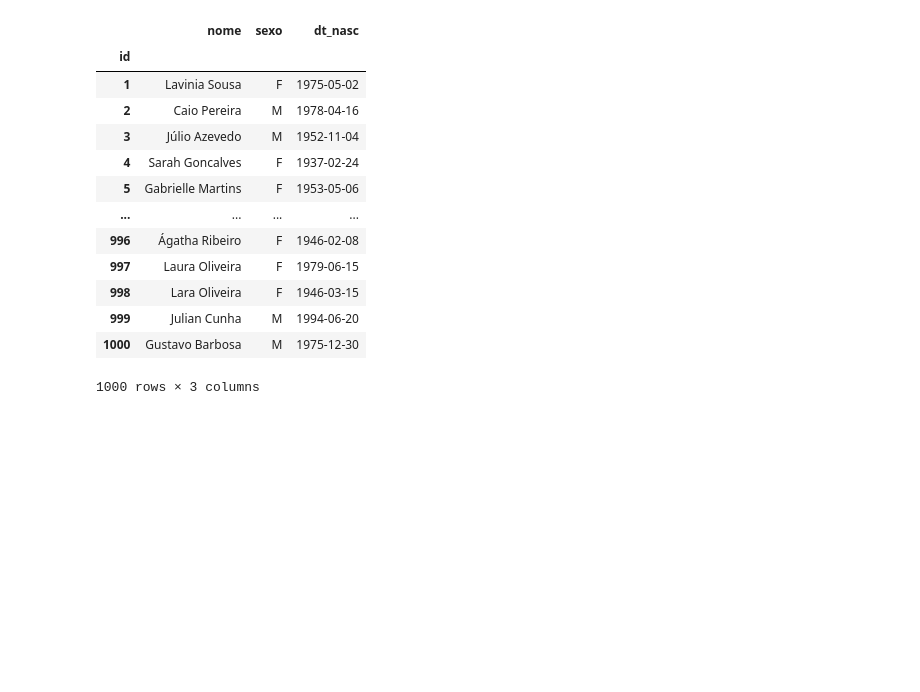
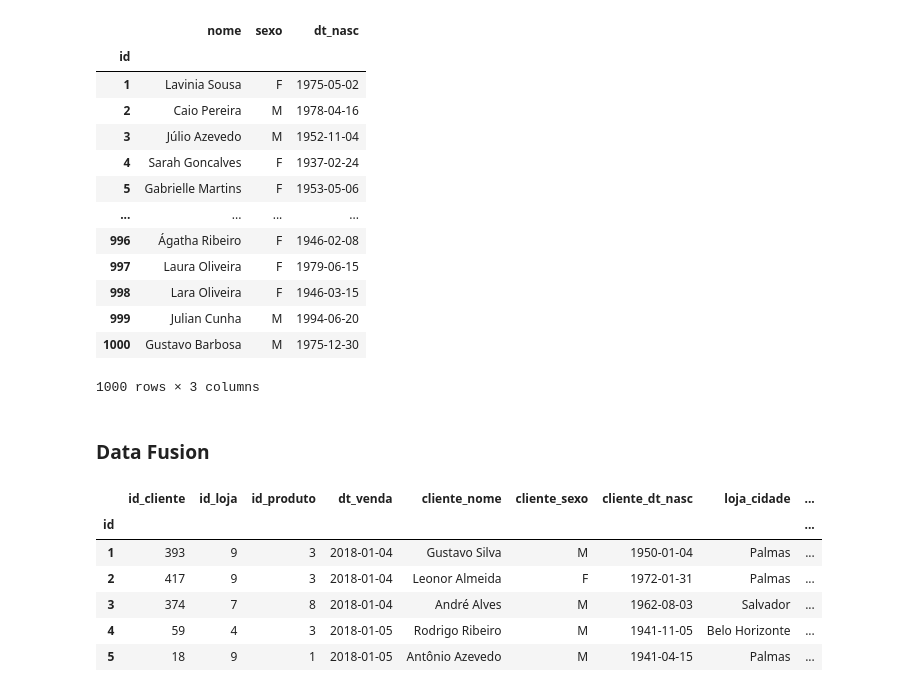
Before and after one commit to thaiisfaustino/Analise-contexto-loja, a Jupyter notebook: notebooks/analise-descritiva.ipynb, the cells around one changed output. Saved outputs shown, nothing was run; the diff lists cells and outputs as text; code cells hidden in the pictures; blank space fills up the shorter version.

Commit message:
Update analise-descritiva.ipynb
Data fusion e Feature Engeneering

```diff
--- a/notebooks/analise-descritiva.ipynb
+++ b/notebooks/analise-descritiva.ipynb
@@ -291,3 +293,19 @@ df_lojas = df_lojas.set_index('id')
 df_produtos = df_produtos.set_index('id')
 df_vendas = df_vendas.set_index('id')
 df_pagamentos = df_pagamentos.set_index('id')
+# %% [markdown]
+### Data Fusion
+# %%
+df = df_vendas.join(df_clientes.add_prefix('cliente_'), on='id_cliente')
+df = df.join(df_lojas.add_prefix('loja_'), on='id_loja')
+df = df.join(df_produtos.add_prefix('produto_'), on='id_produto')
+# %%
+df.head()
+# %% [output]
+|  | id_cliente | id_loja | id_produto | dt_venda | cliente_nome | cliente_sexo | cliente_dt_nasc | loja_cidade | ... |
+| id |  |  |  |  |  |  |  |  | ... |
+| 1 | 393 | 9 | 3 | 2018-01-04 | Gustavo Silva | M | 1950-01-04 | Palmas | ... |
+| 2 | 417 | 9 | 3 | 2018-01-04 | Leonor Almeida | F | 1972-01-31 | Palmas | ... |
+| 3 | 374 | 7 | 8 | 2018-01-04 | André Alves | M | 1962-08-03 | Salvador | ... |
+| 4 | 59 | 4 | 3 | 2018-01-05 | Rodrigo Ribeiro | M | 1941-11-05 | Belo Horizonte | ... |
+| 5 | 18 | 9 | 1 | 2018-01-05 | Antônio Azevedo | M | 1941-04-15 | Palmas | ... |
```
Also changed, not shown: parts of 8 cells of this notebook.
